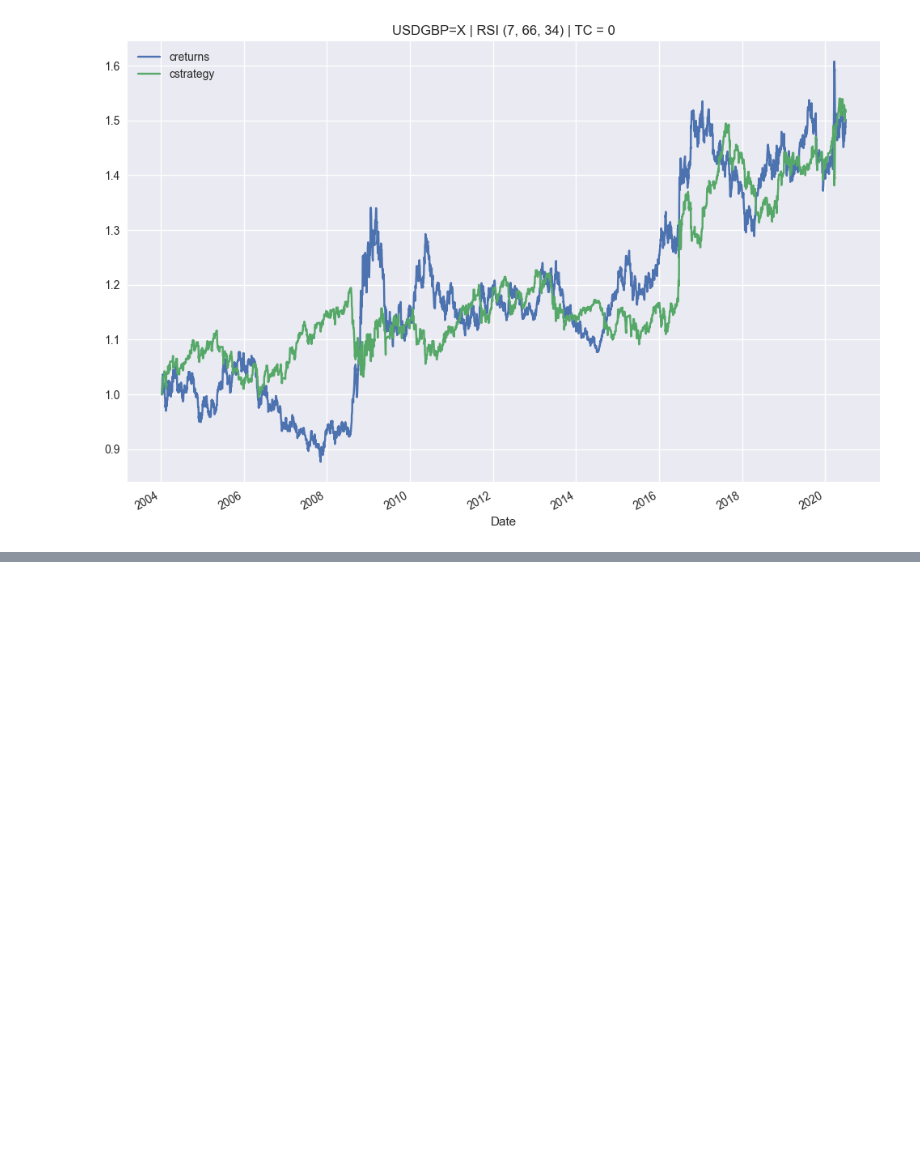
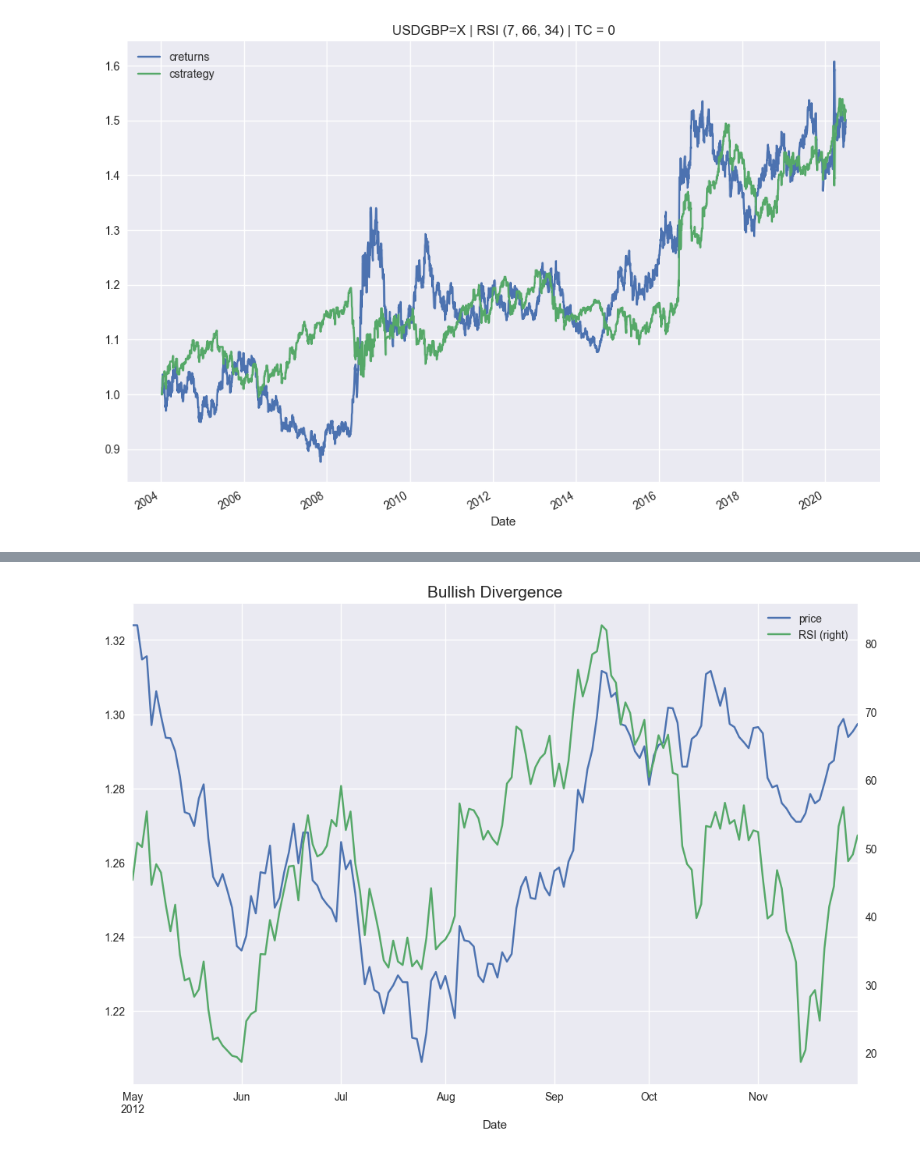
Before and after one commit to AvirukthGT/AlgoTrading, a Jupyter notebook: RSI/RSI.ipynb, the cells around one changed output, grey strips where cells are left out. Saved outputs shown, nothing was run; the diff lists cells and outputs as text; code cells hidden in the pictures; blank space fills up the shorter version.

```diff
--- a/RSI/RSI.ipynb
+++ b/RSI/RSI.ipynb
@@ -278,0 +321,6 @@ tester.plot_results()
+# %%
+alt.loc["05-2012":"11-2012", ["price", "RSI"]].plot(figsize = (12, 8), secondary_y = "RSI")
+plt.title("Bullish Divergence", fontsize = 15)
+plt.show()
+# %% [output]
+[figure, added]
```
Also changed, not shown: parts of 7 cells of this notebook.
